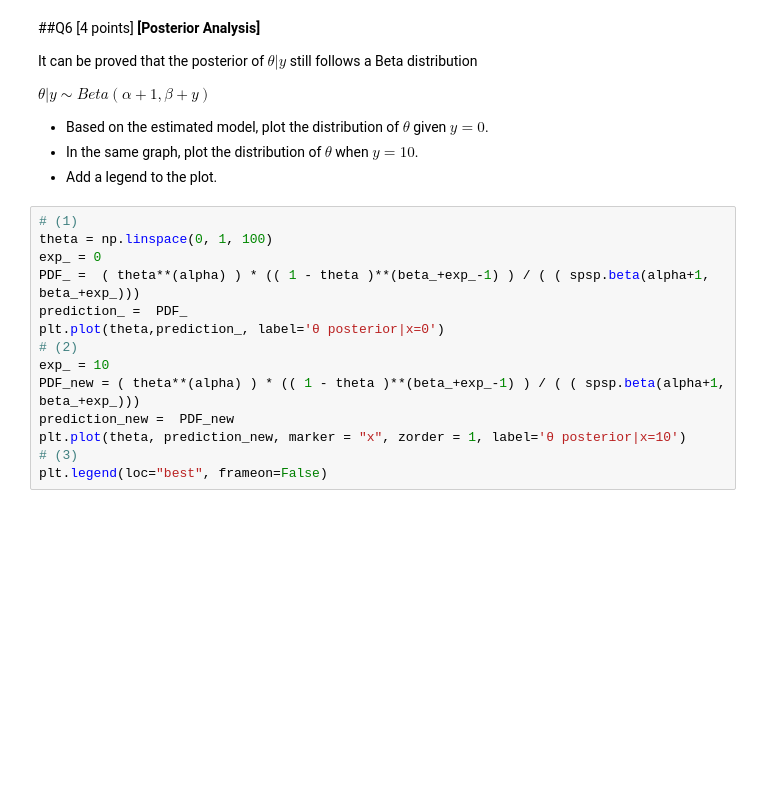
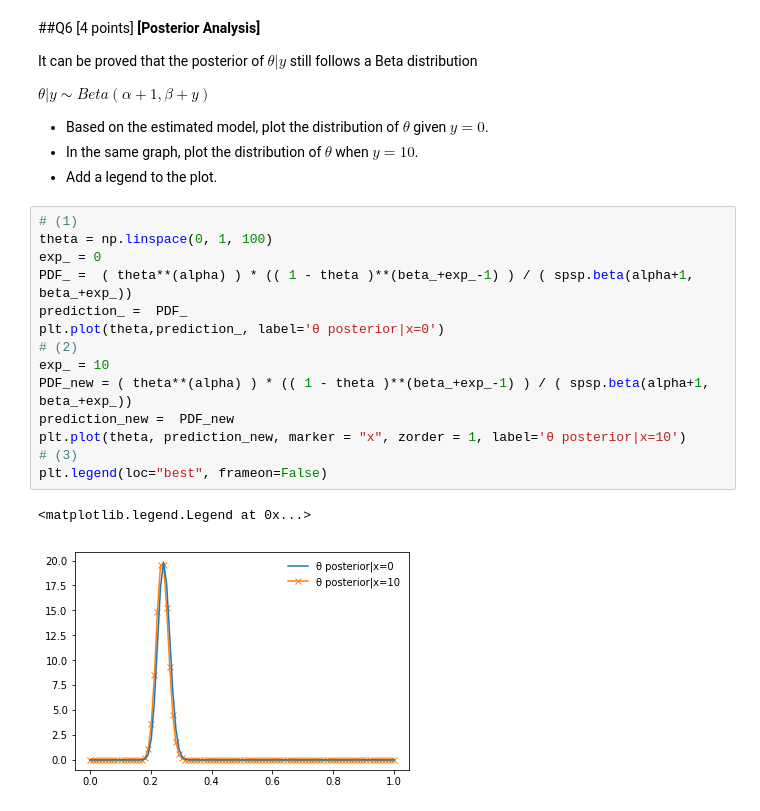
Before and after one commit to alex-papaioannou/BA, a Jupyter notebook: aap2204_hw3.ipynb, the cells around one changed output. Saved outputs shown, nothing was run; the diff lists cells and outputs as text; blank space fills up the shorter version.

```diff
--- a/aap2204_hw3.ipynb
+++ b/aap2204_hw3.ipynb
@@ -766,14 +782,17 @@ $\theta|y \sim Beta(\alpha+1,\beta+y)$
 # %%
 # (1)
 theta = np.linspace(0, 1, 100)
 exp_ = 0
-PDF_ =  ( theta**(alpha) ) * (( 1 - theta )**(beta_+exp_-1) ) / ( ( spsp.beta(alpha+1, beta_+exp_)))
+PDF_ =  ( theta**(alpha) ) * (( 1 - theta )**(beta_+exp_-1) ) / ( spsp.beta(alpha+1, beta_+exp_))
 prediction_ =  PDF_
 plt.plot(theta,prediction_, label='θ posterior|x=0')
 # (2)
 exp_ = 10
-PDF_new = ( theta**(alpha) ) * (( 1 - theta )**(beta_+exp_-1) ) / ( ( spsp.beta(alpha+1, beta_+exp_)))
+PDF_new = ( theta**(alpha) ) * (( 1 - theta )**(beta_+exp_-1) ) / ( spsp.beta(alpha+1, beta_+exp_))
 prediction_new =  PDF_new
 plt.plot(theta, prediction_new, marker = "x", zorder = 1, label='θ posterior|x=10')
 # (3)
 plt.legend(loc="best", frameon=False)
+# %% [output]
+<matplotlib.legend.Legend at 0x...>
+[figure, added]
```
Also changed, not shown: parts of 7 cells of this notebook.
